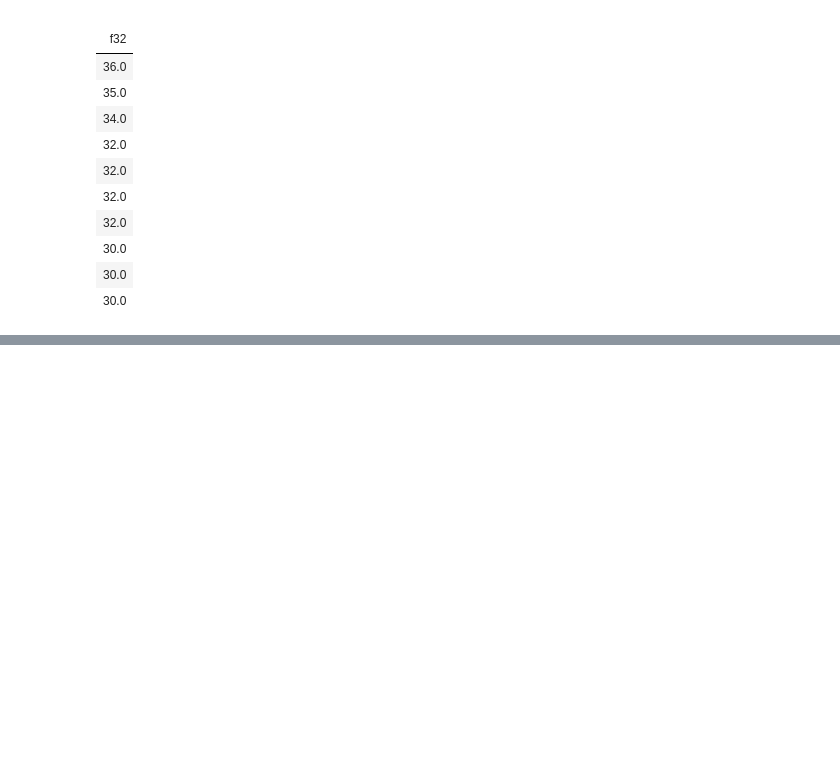
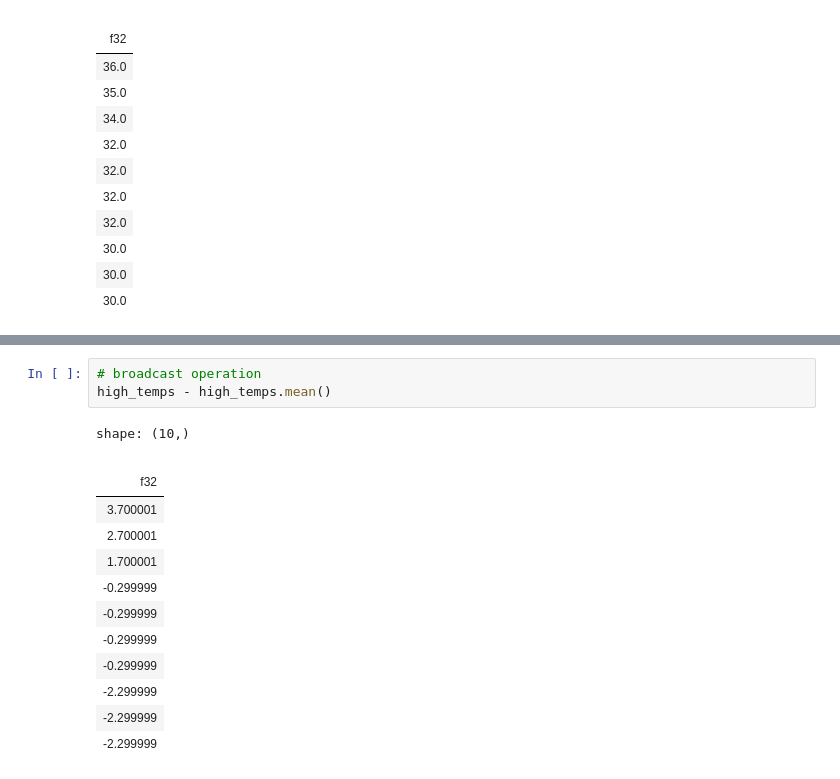
Before and after one commit to opagani/2024-08Aug-25-polars, a Jupyter notebook: LernerPython - 2024-08Aug-25-polars.ipynb, the cells around one changed output, grey strips where cells are left out. Saved outputs shown, nothing was run; the diff lists cells and outputs as text; blank space fills up the shorter version.

```diff
--- a/LernerPython - 2024-08Aug-25-polars.ipynb
+++ b/LernerPython - 2024-08Aug-25-polars.ipynb
@@ -380,0 +396,17 @@ shape: (10,)
+# %%
+# broadcast operation
+high_temps - high_temps.mean()
+# %% [output]
+shape: (10,)
+|  |
+| f32 |
+| 3.700001 |
+| 2.700001 |
+| 1.700001 |
+| -0.299999 |
+| -0.299999 |
+| -0.299999 |
+| -0.299999 |
+| -2.299999 |
+| -2.299999 |
+| -2.299999 |
```
Also changed, not shown: parts of 3 cells of this notebook.
